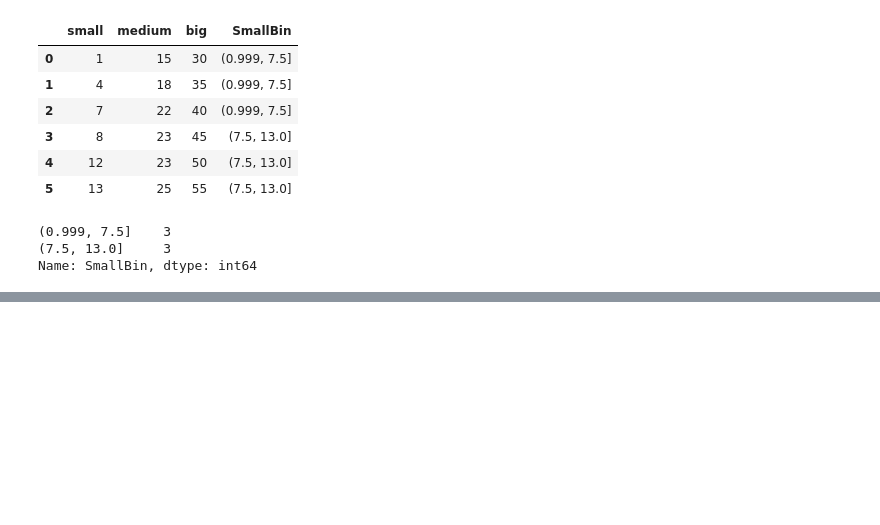
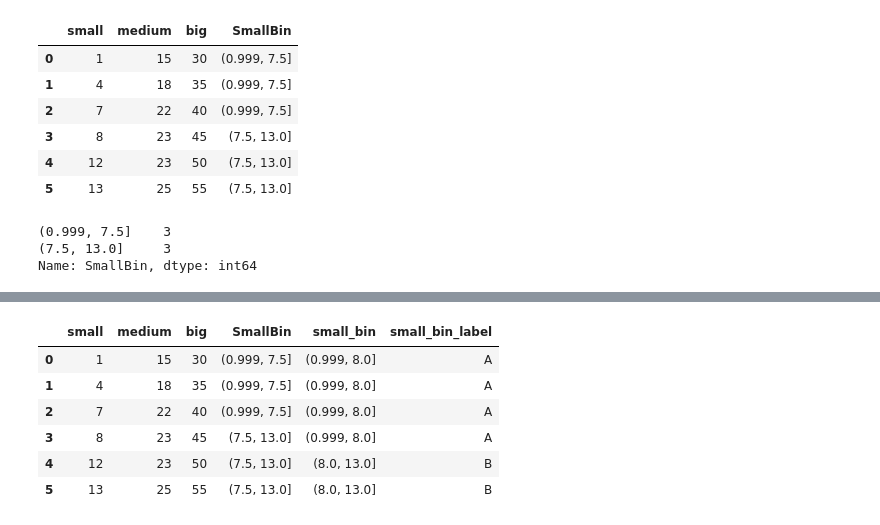
Before and after one commit to MasoumehShariat/ML_Pipeline-PreProcessing, a Jupyter notebook: Data transformation.ipynb, the cells around one changed output, grey strips where cells are left out. Drawn from its saved outputs; the diff is of its cells as text; code cells hidden in the pictures; blank space fills up the shorter version.

```diff
--- a/Data transformation.ipynb
+++ b/Data transformation.ipynb
@@ -159,3 +159,7 @@ df['SmallBin'].value_counts()
 (0.999, 7.5]    3
 (7.5, 13.0]     3
 Name: SmallBin, dtype: int64
+# %%
+# binning with specific quantiles
+df['small_bin'] = pd.qcut(df['small'], q=[0, .6, 1])
+df
@@ -161,0 +174,12 @@ Name: SmallBin, dtype: int64
+# %%
+# binning with specific quantiles and labels
+df['small_bin_label'] = pd.qcut(df['small'], q=[0, .6, 1] ,labels=['A', 'B'])
+df
+# %% [output]
+|  | small | medium | big | SmallBin | small_bin | small_bin_label |
+| 0 | 1 | 15 | 30 | (0.999, 7.5] | (0.999, 8.0] | A |
+| 1 | 4 | 18 | 35 | (0.999, 7.5] | (0.999, 8.0] | A |
+| 2 | 7 | 22 | 40 | (0.999, 7.5] | (0.999, 8.0] | A |
+| 3 | 8 | 23 | 45 | (7.5, 13.0] | (0.999, 8.0] | A |
+| 4 | 12 | 23 | 50 | (7.5, 13.0] | (8.0, 13.0] | B |
+| 5 | 13 | 25 | 55 | (7.5, 13.0] | (8.0, 13.0] | B |
```
Also changed, not shown: parts of 1 cell of this notebook.
